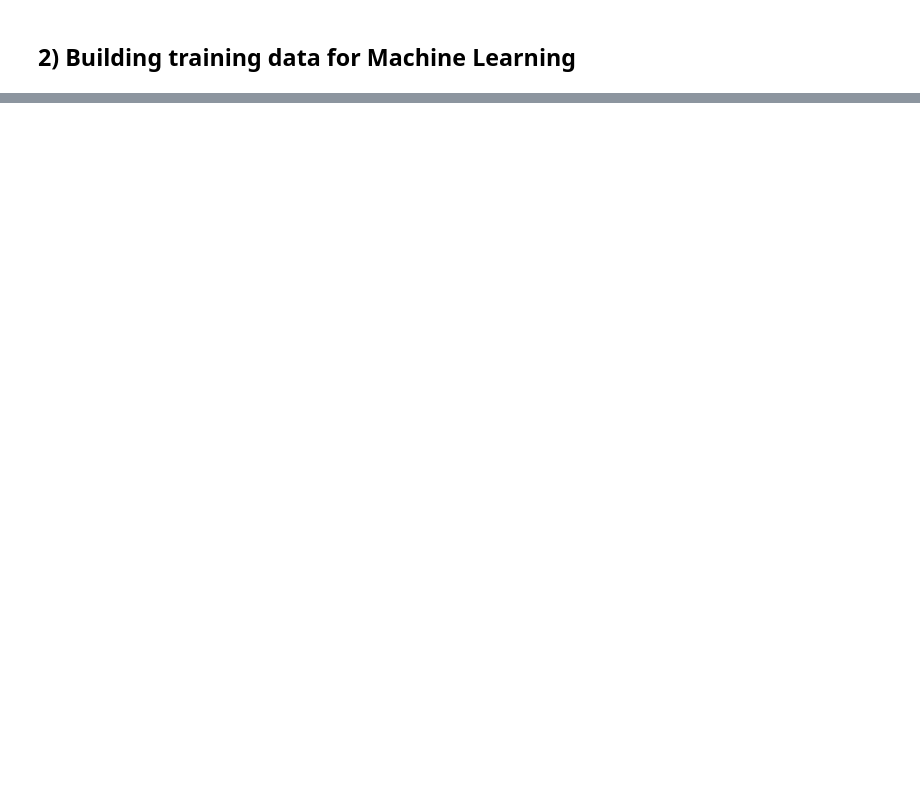
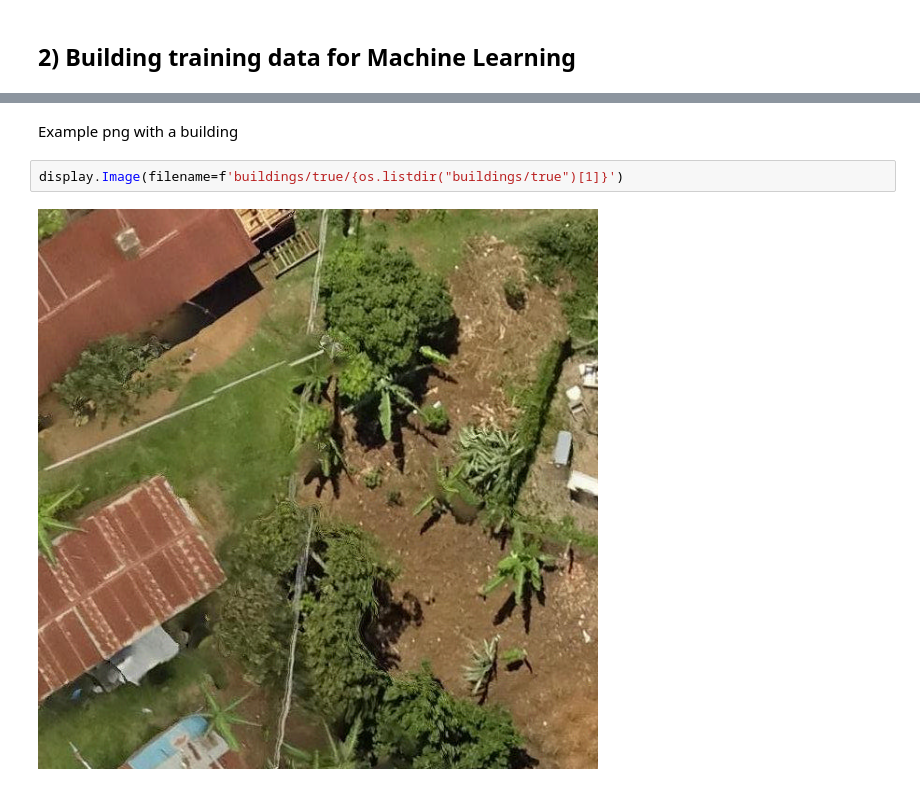
Before and after one commit to simonkassel/python-satellite-imagery-workshop, a Jupyter notebook: Python_satellite_imagery_workshop.ipynb, the cells around one changed output, grey strips where cells are left out. Drawn from its saved outputs; the diff is of its cells as text; blank space fills up the shorter version.

```diff
--- a/Python_satellite_imagery_workshop.ipynb
+++ b/Python_satellite_imagery_workshop.ipynb
@@ -237,0 +350,6 @@ Coming soon...
+# %% [markdown]
+Example png with a building
+# %%
+display.Image(filename=f'buildings/true/{os.listdir("buildings/true")[1]}')
+# %% [output]
+[figure, added]
```
Also changed, not shown: parts of 30 cells of this notebook, 5 other files.
